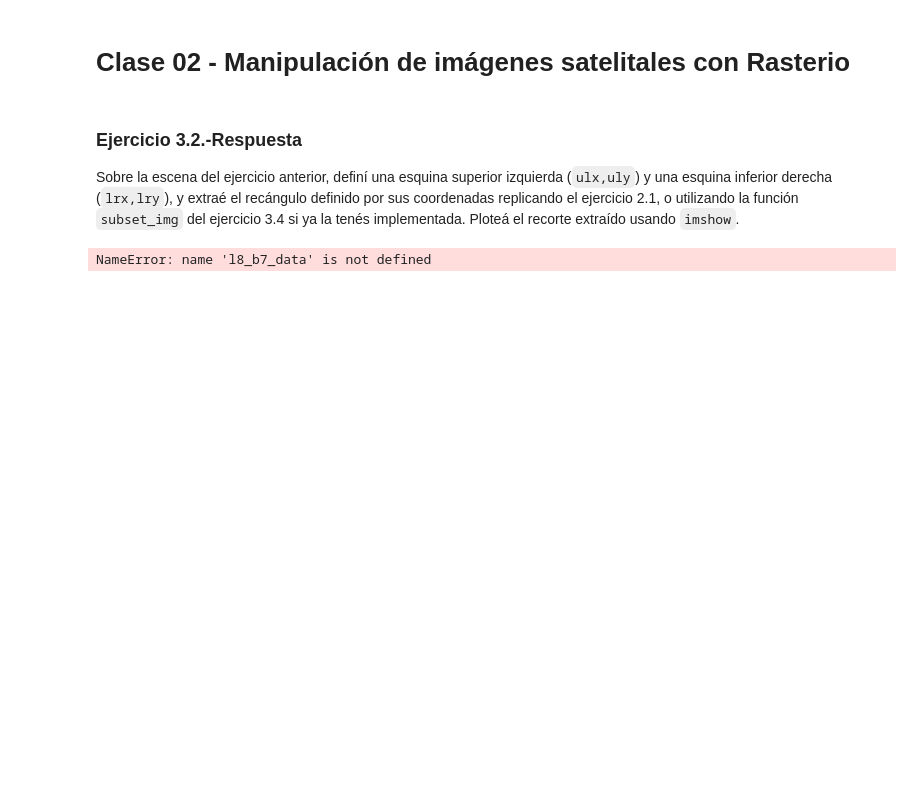
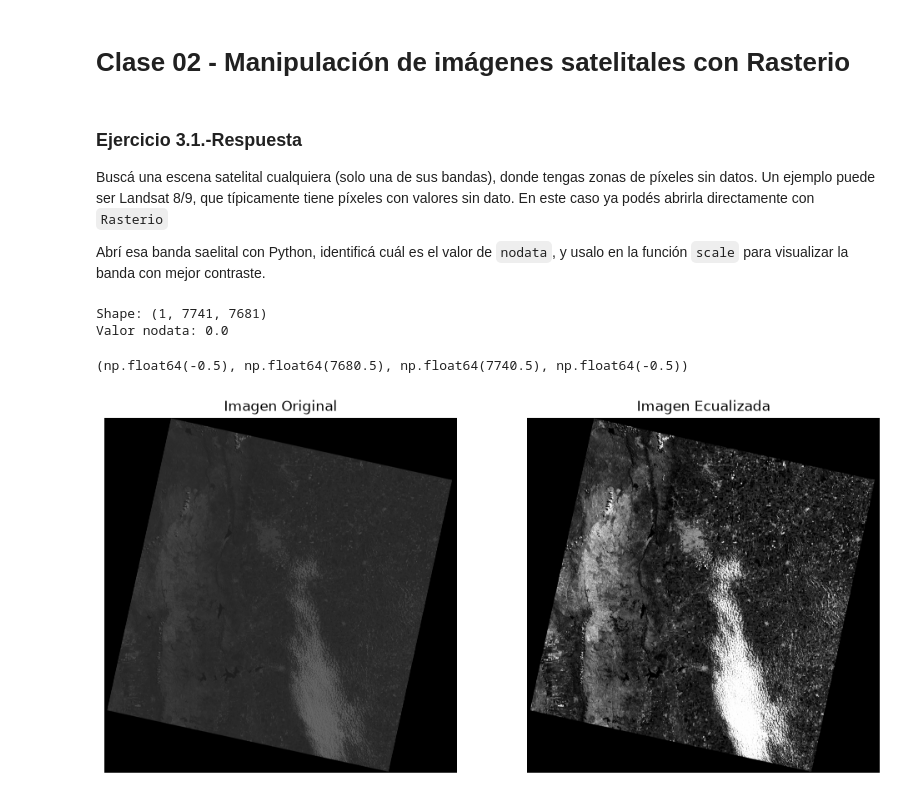
Before and after one commit to francobarrionuevoenv21/MAIE_devs_pub, a Jupyter notebook: Proc_Img/practicos/Entregables01_Barrionuevo.ipynb, the cells around one changed output. Cells and saved outputs as stored; diff of their text form; code cells hidden in the pictures; blank space fills up the shorter version.

```diff
--- a/Proc_Img/practicos/Entregables01_Barrionuevo.ipynb
+++ b/Proc_Img/practicos/Entregables01_Barrionuevo.ipynb
@@ -161,16 +161,37 @@ plt.show()
 # %% [markdown]
 # Clase 02 - Manipulación de imágenes satelitales con Rasterio
 # %% [markdown]
-### Ejercicio 3.2.-Respuesta
+### Ejercicio 3.1.-Respuesta
 
-Sobre la escena del ejercicio anterior, definí una esquina superior izquierda (`ulx,uly`) y una esquina inferior derecha (`lrx,lry`), y extraé el recángulo definido por sus coordenadas replicando el ejercicio 2.1, o utilizando la función `subset_img` del ejercicio 3.4 si ya la tenés implementada. Ploteá el recorte extraído usando `imshow`.
+Buscá una escena satelital cualquiera (solo una de sus bandas), donde tengas zonas de píxeles sin datos. Un ejemplo puede ser Landsat 8/9, que típicamente tiene píxeles con valores sin dato. En este caso ya podés abrirla directamente con `Rasterio`
+
+Abrí esa banda saelital con Python, identificá cuál es el valor de `nodata`, y usalo en la función `scale` para visualizar la banda con mejor contraste.
 # %%
-# Leo y obtento los datos de la banda 7 una escea de Landsat 8 de Córdoba
+# Leo y obtengo los datos de la banda 7 una escena de Landsat 8 de Córdoba
 #l8_b7_path = 'https://github.com/francobarrionuevoenv21/MAIE_devs_pub/raw/refs/heads/main/Teledt_ambiental/TP2_Clorofila-a/L8/LC08_L2SP_229082_20170222_20200905_02_T1_SR_B7.TIF'
-l8_b7_path = os.path.join()
-l8_b7_data = rasterio.open(l8_b7_path).read()
+l8_b7_path = os.path.join('data/LC08_L2SP_229082_20170222_20200905_02_T1_SR_B7.TIF')
+l8_b7_ds = rasterio.open(l8_b7_path)
+l8_b7_da = l8_b7_ds.read()
 # %%
 # Printeo el shape
-print(f'Shape: {l8_b7_data.shape}')
+print(f'Shape: {l8_b7_da.shape}')
+
+# Obtengo valor nodata en el raster
+l8_b7_nodata = l8_b7_ds.nodata
+print(f'Valor nodata: {l8_b7_nodata}')
 # %% [output]
-NameError: name 'l8_b7_data' is not defined
+Shape: (1, 7741, 7681)
+Valor nodata: 0.0
+# %%
+fig, ax = plt.subplots(1, 2, figsize=(12, 6))
+
+ax[0].imshow(l8_b7_da[0], cmap='gray')
+ax[0].set_title('Imagen Original')
+ax[0].axis('off')
+
+ax[1].imshow(fp.scale(l8_b7_da[0], 5, l8_b7_nodata), cmap='gray')
+ax[1].set_title('Imagen Ecualizada')
+ax[1].axis('off')
+# %% [output]
+(np.float64(-0.5), np.float64(7680.5), np.float64(7740.5), np.float64(-0.5))
+[figure, added]
```
Also changed, not shown: parts of 4 cells of this notebook, 2 other files.
